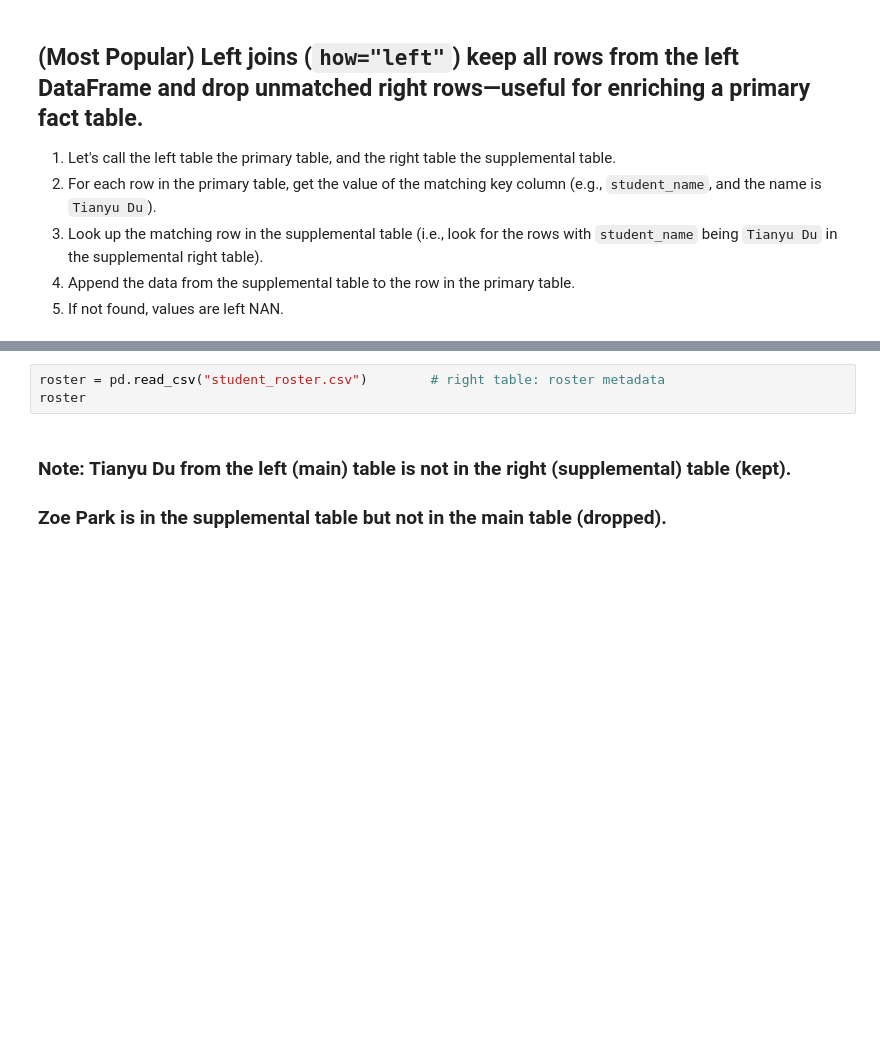
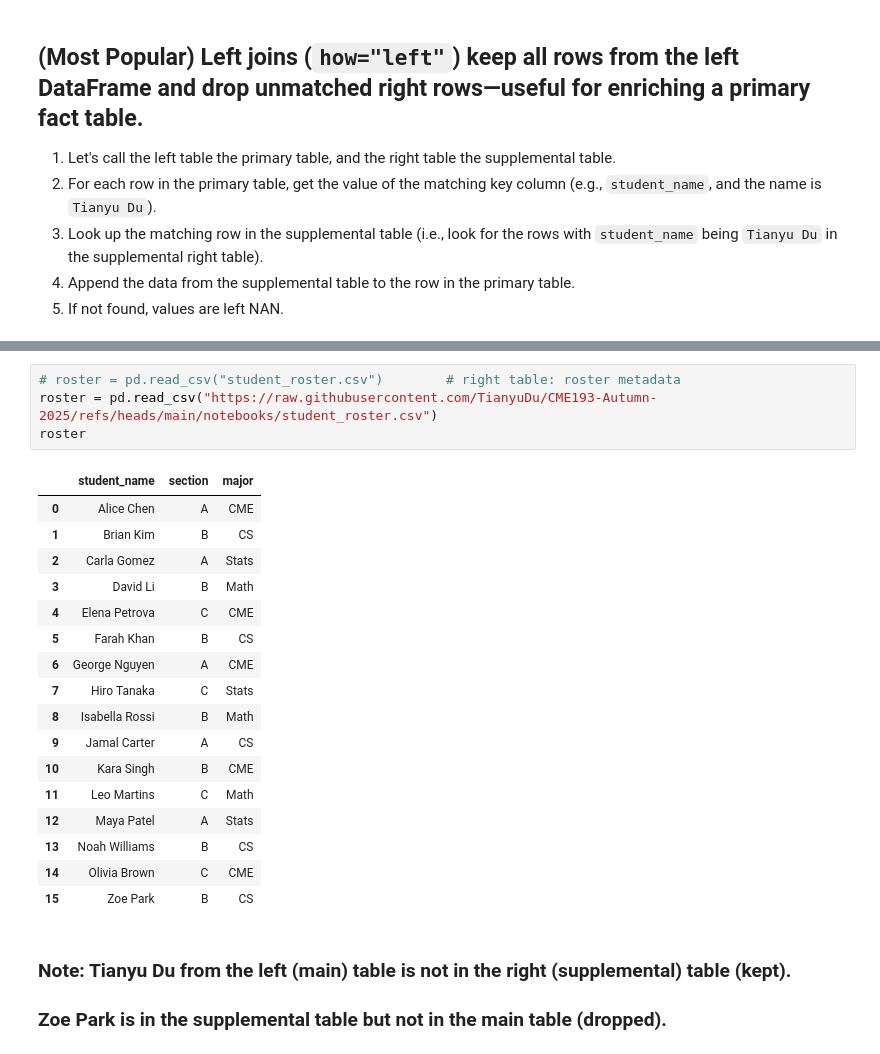
Before and after one commit to TianyuDu/CME193-Autumn-2025, a Jupyter notebook: notebooks/Lecture_4_Data_Management_with_Pandas.ipynb, the cells around one changed output, grey strips where cells are left out. Drawn from its saved outputs; the diff is of its cells as text; blank space fills up the shorter version.

```diff
--- a/notebooks/Lecture_4_Data_Management_with_Pandas.ipynb
+++ b/notebooks/Lecture_4_Data_Management_with_Pandas.ipynb
@@ -676,6 +1151,25 @@ df_students  # the main table we are working on.
 # %%
-roster = pd.read_csv("student_roster.csv")        # right table: roster metadata
+# roster = pd.read_csv("student_roster.csv")        # right table: roster metadata
+roster = pd.read_csv("https://raw.githubusercontent.com/TianyuDu/CME193-Autumn-2025/refs/heads/main/notebooks/student_roster.csv")
 roster
+# %% [output]
+|  | student_name | section | major |
+| 0 | Alice Chen | A | CME |
+| 1 | Brian Kim | B | CS |
+| 2 | Carla Gomez | A | Stats |
+| 3 | David Li | B | Math |
+| 4 | Elena Petrova | C | CME |
+| 5 | Farah Khan | B | CS |
+| 6 | George Nguyen | A | CME |
+| 7 | Hiro Tanaka | C | Stats |
+| 8 | Isabella Rossi | B | Math |
+| 9 | Jamal Carter | A | CS |
+| 10 | Kara Singh | B | CME |
+| 11 | Leo Martins | C | Math |
+| 12 | Maya Patel | A | Stats |
+| 13 | Noah Williams | B | CS |
+| 14 | Olivia Brown | C | CME |
+| 15 | Zoe Park | B | CS |
 # %% [markdown]
 ### Note: Tianyu Du from the left (main) table is not in the right (supplemental) table (kept).
 ### Zoe Park is in the supplemental table but not in the main table (dropped).
```
Also changed, not shown: parts of 56 cells of this notebook.
